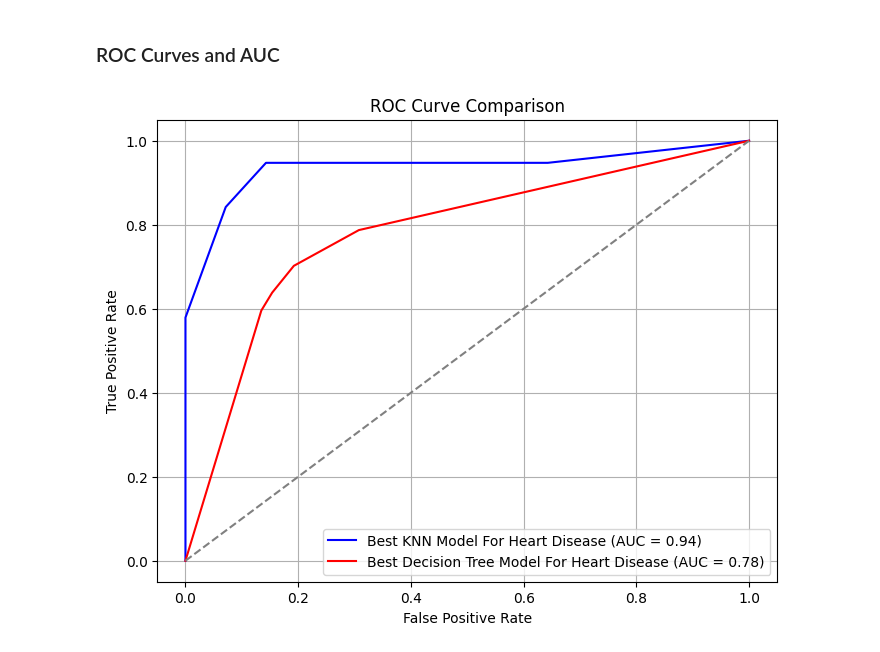
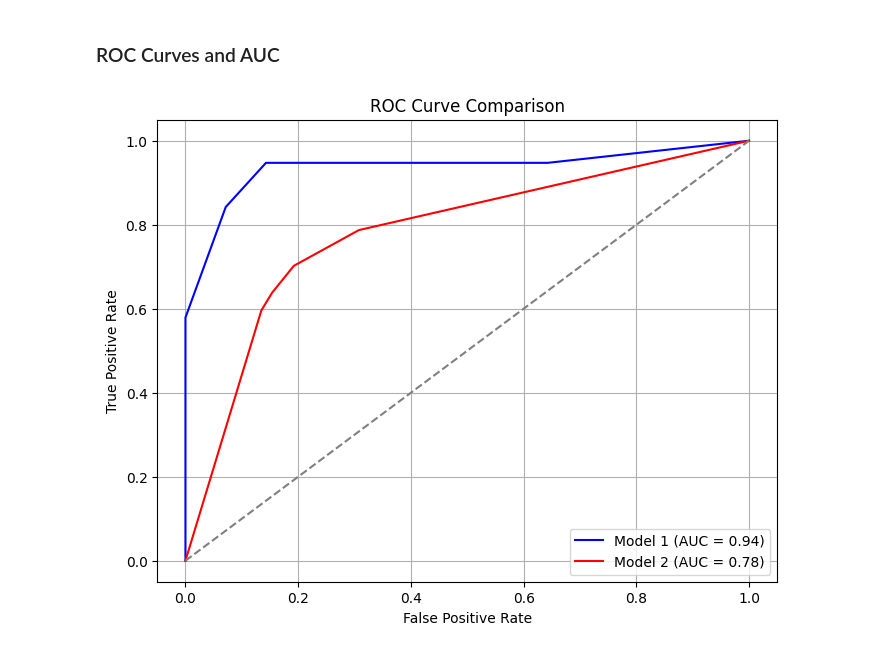
Before and after one commit to galiacodes/MachineLearningProjects, a Jupyter notebook: KNN-Decision-Tree/heart-disease-and-penguin-data-analysis.ipynb, the cells around one changed output. Drawn from its saved outputs; the diff is of its cells as text; code cells hidden in the pictures.

```diff
--- a/HeartDisease_Penguin_Datasets/heart-disease-and-penguin-data-analysis.ipynb
+++ b/KNN-Decision-Tree/heart-disease-and-penguin-data-analysis.ipynb
@@ -1872,33 +1864,33 @@ X_heart = np.hstack([h_final_df[h_num_features], h_final_df[h_cat_features].to_n
 X_train_val, X_test, y_train_val, y_test = train_test_split(
     X_heart, hdf_target_pn, test_size=0.33, random_state=1234
 )
 X_train, X_val, y_train, y_val = train_test_split(
     X_train_val, y_train_val, test_size=0.52, random_state=1234
 )
 
 tree = DecisionTree(max_depth=best_params_heart_dt['Max Depth'], cost_fn=cost_functions.get(best_params_heart_dt['Cost Function']), min_leaf_instances=1)
 tree.fit(X_train, y_train)
 
 y_prob_test_dt = tree.predict(X_test)
 
 fpr1, tpr1, _ = roc_curve(y_test_knn, y_prob_test_knn[:, 1])
 roc_auc1 = auc(fpr1, tpr1)
 
 fpr2, tpr2, _ = roc_curve(y_test, y_prob_test_dt[:, 1])
 roc_auc2 = auc(fpr2, tpr2)
 
 plt.figure(figsize=(8, 6))
-plt.plot(fpr1, tpr1, label=f'Best KNN Model For Heart Disease (AUC = {roc_auc1:.2f})', color='blue')
-plt.plot(fpr2, tpr2, label=f'Best Decision Tree Model For Heart Disease (AUC = {roc_auc2:.2f})', color='red')
+plt.plot(fpr1, tpr1, label=f'Model 1 (AUC = {roc_auc1:.2f})', color='blue')
+plt.plot(fpr2, tpr2, label=f'Model 2 (AUC = {roc_auc2:.2f})', color='red')
 
 plt.plot([0, 1], [0, 1], linestyle='--', color='gray')
 
 plt.xlabel('False Positive Rate')
 plt.ylabel('True Positive Rate')
 plt.title('ROC Curve Comparison')
 plt.legend(loc='lower right')
 plt.grid(True)
 
 plt.show()
 # %% [output]
-[figure, old version]
+[figure, new version]
```
Also changed, not shown: parts of 2 cells of this notebook, 3 other files.
